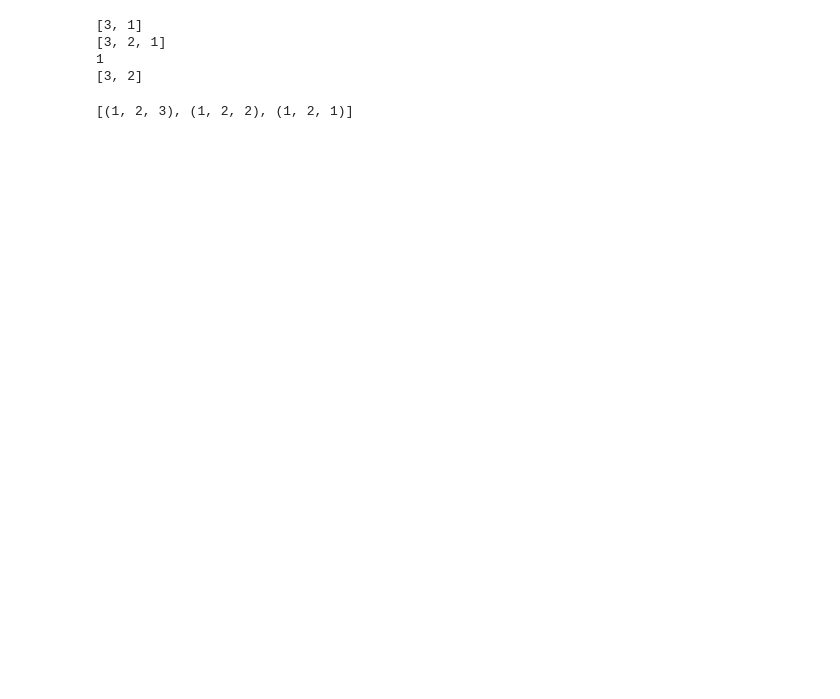
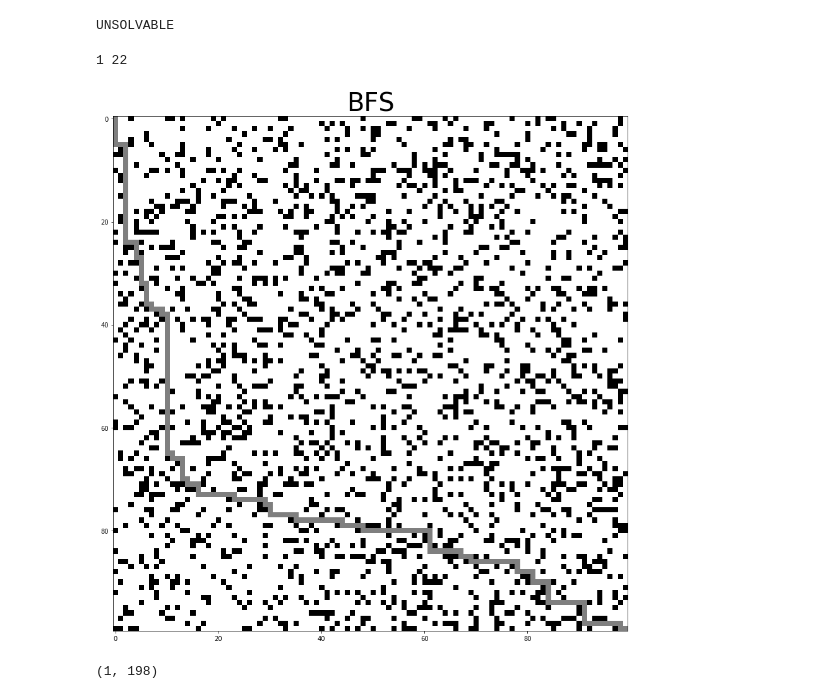
Before and after one commit to ilanazane/AI-Maze-Runner, a Jupyter notebook: AI Project 1.ipynb, the cells around one changed output. Cells and saved outputs as stored; diff of their text form; code cells hidden in the pictures; blank space fills up the shorter version.

```diff
--- a/AI Project 1.ipynb
+++ b/AI Project 1.ipynb
@@ -1068,32 +1207,19 @@ UNSOLVABLE
-# %%
-list = [3,1]
-print(list)
-list.insert(1,2)
-print(list)
-print(list.pop())
-print(list)
-# %% [output]
-[3, 1]
-[3, 2, 1]
-1
-[3, 2]
-# %%
-list = [(1,2,3), (1,2,2), (1,2,0)]
-y = (1,2,1)
-list.pop()
-for x in range(len(list)-1,-1,-1):
-    if y[2] > list[x][2]:
-        if x==0:
-            list.insert(x,y)
-        else:
-            pass
-    else:
-        list.insert(x + 1,y)
-        break
-
-print(list)
-
-if (1, 2, 2.5) in list:
-    print("woot")
-# %% [output]
-[(1, 2, 3), (1, 2, 2), (1, 2, 1)]
+# %%
+x, y = BiBFS(grid(100, 0.4), video = False)
+# %% [output]
+UNSOLVABLE
+# %%
+print(x,y)
+# %% [output]
+1 22
+# %%
+a = grid(100, 0.2)
+b = np.copy(a)
+c = np.copy(a)
+d = np.copy(a)
+e = np.copy(a)
+# %%
+BFS(a, video = False)
+# %% [output]
+[figure, added]
+(1, 198)
```
Also changed, not shown: parts of 22 cells of this notebook.
